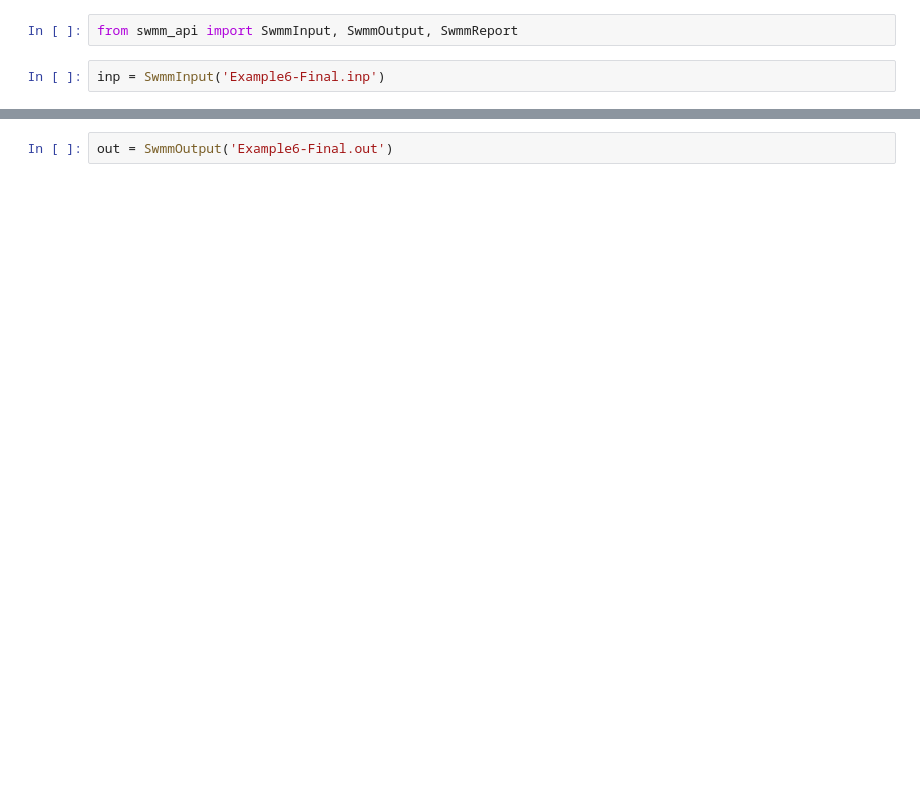
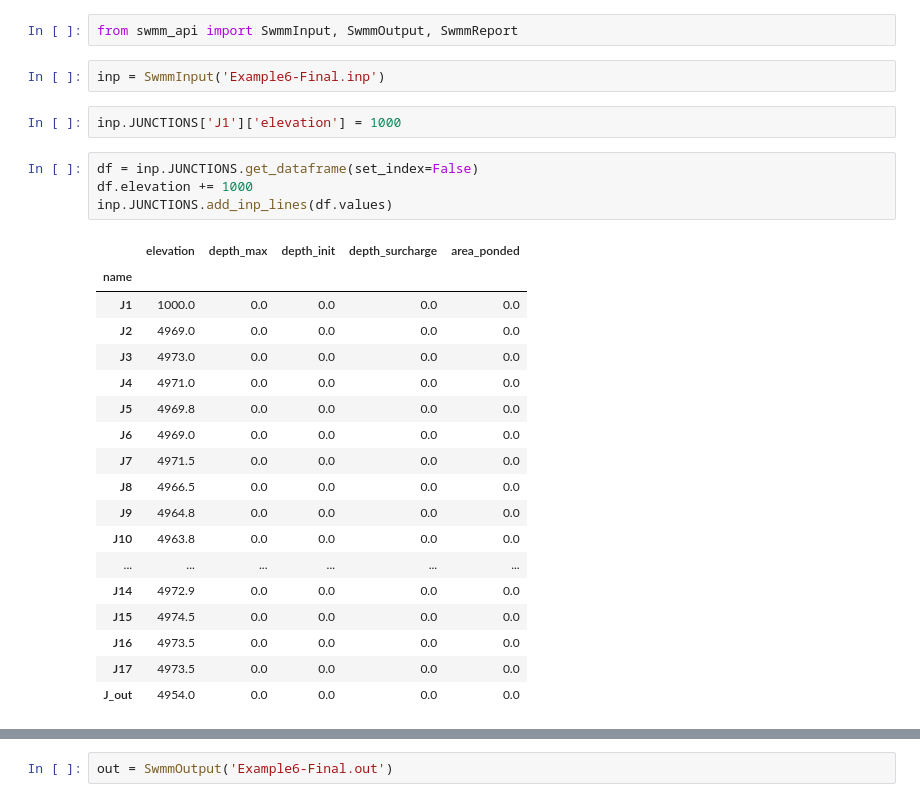
Before and after one commit to sergiobpapplus/custom_swmm_api, a Jupyter notebook: examples/spn10/swmm_files_reader.ipynb, the cells around one changed output, grey strips where cells are left out. Drawn from its saved outputs; the diff is of its cells as text; blank space fills up the shorter version.

```diff
--- a/examples/spn10/swmm_files_reader.ipynb
+++ b/examples/spn10/swmm_files_reader.ipynb
@@ -4,3 +2,28 @@
 from swmm_api import SwmmInput, SwmmOutput, SwmmReport
 # %%
 inp = SwmmInput('Example6-Final.inp')
+# %%
+inp.JUNCTIONS['J1']['elevation'] = 1000
+# %%
+df = inp.JUNCTIONS.get_dataframe(set_index=False)
+df.elevation += 1000
+inp.JUNCTIONS.add_inp_lines(df.values)
+# %% [output]
+|  | elevation | depth_max | depth_init | depth_surcharge | area_ponded |
+| name |  |  |  |  |  |
+| J1 | 1000.0 | 0.0 | 0.0 | 0.0 | 0.0 |
+| J2 | 4969.0 | 0.0 | 0.0 | 0.0 | 0.0 |
+| J3 | 4973.0 | 0.0 | 0.0 | 0.0 | 0.0 |
+| J4 | 4971.0 | 0.0 | 0.0 | 0.0 | 0.0 |
+| J5 | 4969.8 | 0.0 | 0.0 | 0.0 | 0.0 |
+| J6 | 4969.0 | 0.0 | 0.0 | 0.0 | 0.0 |
+| J7 | 4971.5 | 0.0 | 0.0 | 0.0 | 0.0 |
+| J8 | 4966.5 | 0.0 | 0.0 | 0.0 | 0.0 |
+| J9 | 4964.8 | 0.0 | 0.0 | 0.0 | 0.0 |
+| J10 | 4963.8 | 0.0 | 0.0 | 0.0 | 0.0 |
+| ... | ... | ... | ... | ... | ... |
+| J14 | 4972.9 | 0.0 | 0.0 | 0.0 | 0.0 |
+| J15 | 4974.5 | 0.0 | 0.0 | 0.0 | 0.0 |
+| J16 | 4973.5 | 0.0 | 0.0 | 0.0 | 0.0 |
+| J17 | 4973.5 | 0.0 | 0.0 | 0.0 | 0.0 |
+| J_out | 4954.0 | 0.0 | 0.0 | 0.0 | 0.0 |
```
Also changed, not shown: parts of 12 cells of this notebook, 4 other files.
